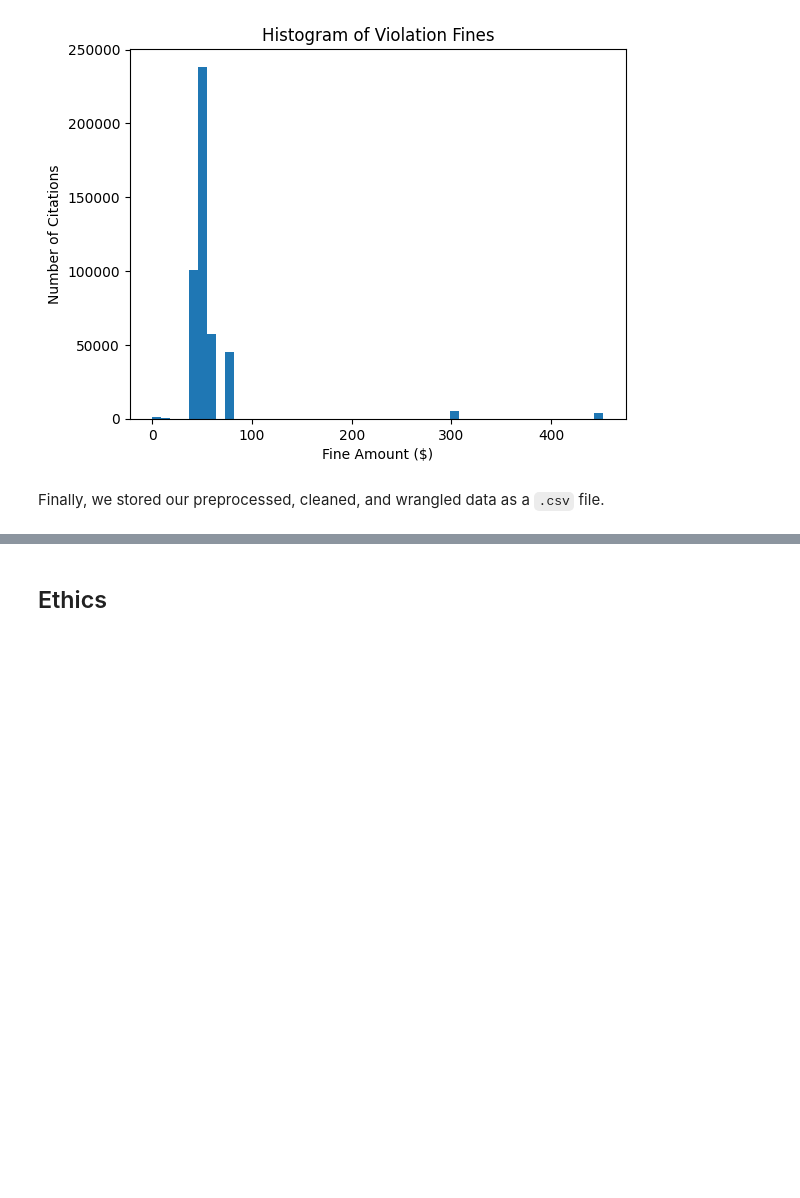
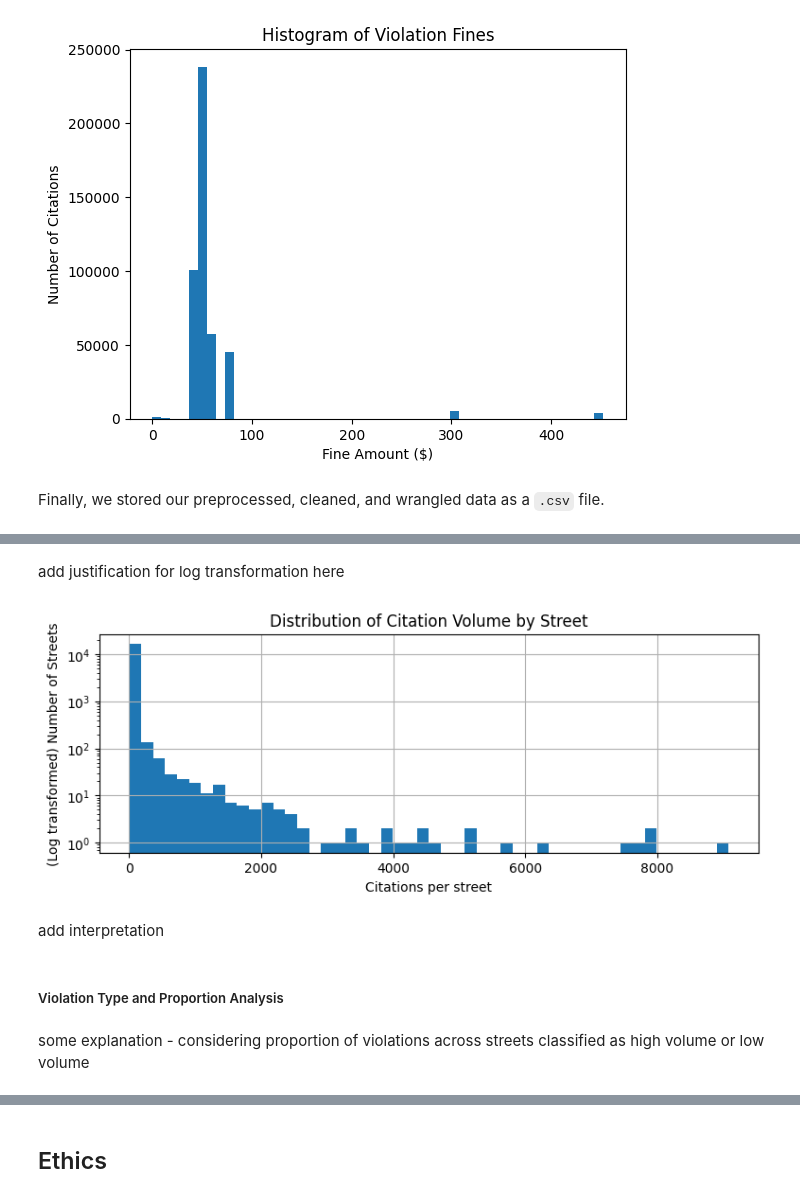
Before and after one commit to tobyzhan/Parking-Citation-Project, a Jupyter notebook: 02-EDACheckpoint.ipynb, the cells around one changed output, grey strips where cells are left out. Saved outputs shown, nothing was run; the diff lists cells and outputs as text; code cells hidden in the pictures; blank space fills up the shorter version.

```diff
--- a/02-EDACheckpoint.ipynb
+++ b/02-EDACheckpoint.ipynb
@@ -328,0 +348,23 @@ Some more words and stuff.  Remember notebooks work best if you interleave the c
+# %% [markdown]
+add justification for log transformation here
+# %%
+# distribution of log-transformed citation volume by street
+# distribution of citation volume by street
+fig, ax2 = plt.subplots(figsize=(9, 3))
+
+street_volumes['total cites'].hist(bins=50, ax=ax2)
+
+ax2.set_xlabel('Citations per street')
+ax2.set_ylabel('(Log transformed) Number of Streets')
+ax2.set_yscale('log')
+ax2.set_title('Distribution of Citation Volume by Street')
+
+plt.show()
+# %% [output]
+[figure, added]
+# %% [markdown]
+add interpretation
+# %% [markdown]
+##### Violation Type and Proportion Analysis
+# %% [markdown]
+some explanation - considering proportion of violations across streets classified as high volume or low volume
```
Also changed, not shown: parts of 17 cells of this notebook.
